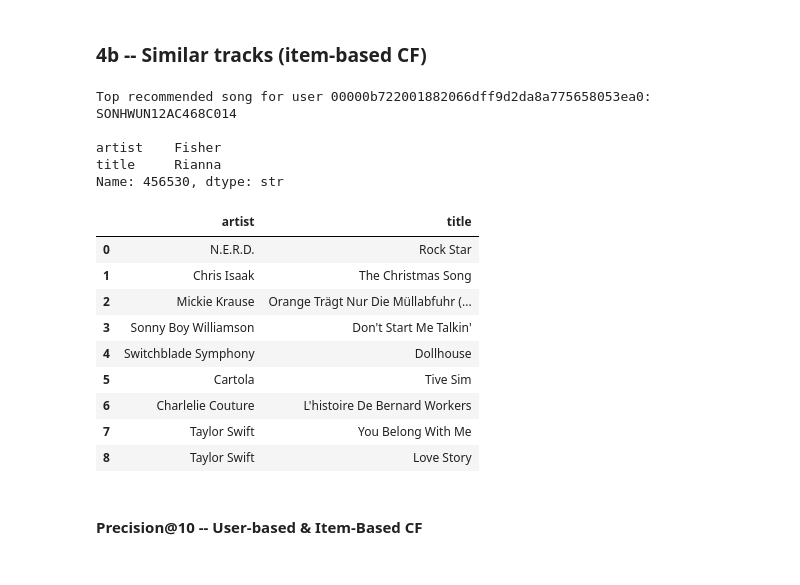
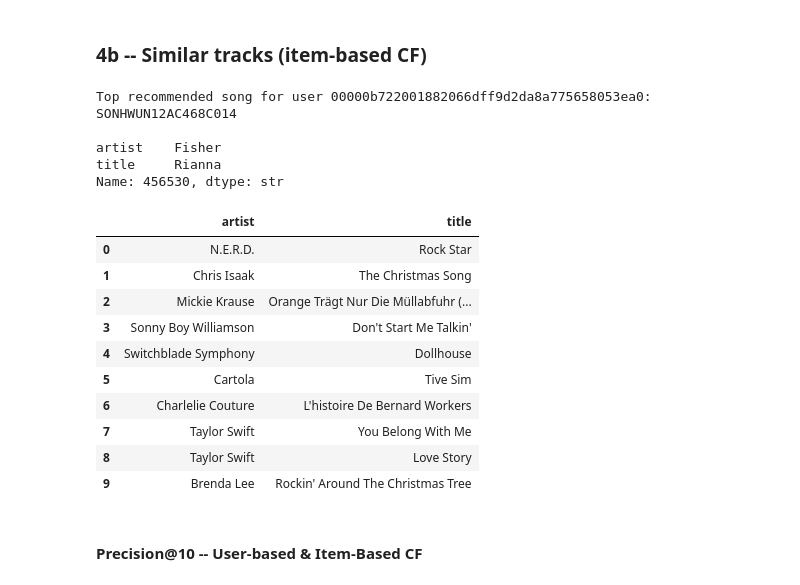
Before and after one commit to mylastresort/MySpotify, a Jupyter notebook: notebooks/04_collaborative_filtering.ipynb, the cells around one changed output. Saved outputs shown, nothing was run; the diff lists cells and outputs as text; code cells hidden in the pictures.

```diff
--- a/notebooks/04_collaborative_filtering.ipynb
+++ b/notebooks/04_collaborative_filtering.ipynb
@@ -117,34 +117,35 @@ top_song = top_pred_item_ids[1]
 print(f"Top recommended song for user {sample_user}: {top_song}")
 
 item_id = song_idx[top_song]
 
 print(f"\n{rs.tracks[rs.tracks['song_id'] == top_song][['artist', 'title']].iloc[0]}")
 
-similar_indices, similarity_scores = model.similar_items(itemid=item_id, N=10)
+similar_indices, similarity_scores = model.similar_items(itemid=item_id, N=11)
 similar_indices = similar_indices[1:]
 similarity_scores = similarity_scores[1:]
 
 similar_item_ids = [idx_song[idx] for idx in similar_indices]
 
 df = rs.tracks[rs.tracks["song_id"].isin(similar_item_ids)].reset_index(drop=True)
 df = df.drop_duplicates(subset=["song_id"])
 df[["artist", "title"]]
 # %% [output]
 Top recommended song for user 00000b722001882066dff9d2da8a775658053ea0: SONHWUN12AC468C014
 
 artist    Fisher
 title     Rianna
 Name: 456530, dtype: str
 |  | artist | title |
 | 0 | N.E.R.D. | Rock Star |
 | 1 | Chris Isaak | The Christmas Song |
 | 2 | Mickie Krause | Orange Trägt Nur Die Müllabfuhr (... |
 | 3 | Sonny Boy Williamson | Don't Start Me Talkin' |
 | 4 | Switchblade Symphony | Dollhouse |
 | 5 | Cartola | Tive Sim |
 | 6 | Charlelie Couture | L'histoire De Bernard Workers |
 | 7 | Taylor Swift | You Belong With Me |
 | 8 | Taylor Swift | Love Story |
+| 9 | Brenda Lee | Rockin' Around The Christmas Tree |
 # %% [markdown]
 #### Precision@10 -- User-based & Item-Based CF
 # %%
```
Also changed, not shown: parts of 1 cell of this notebook, 7 other files.
